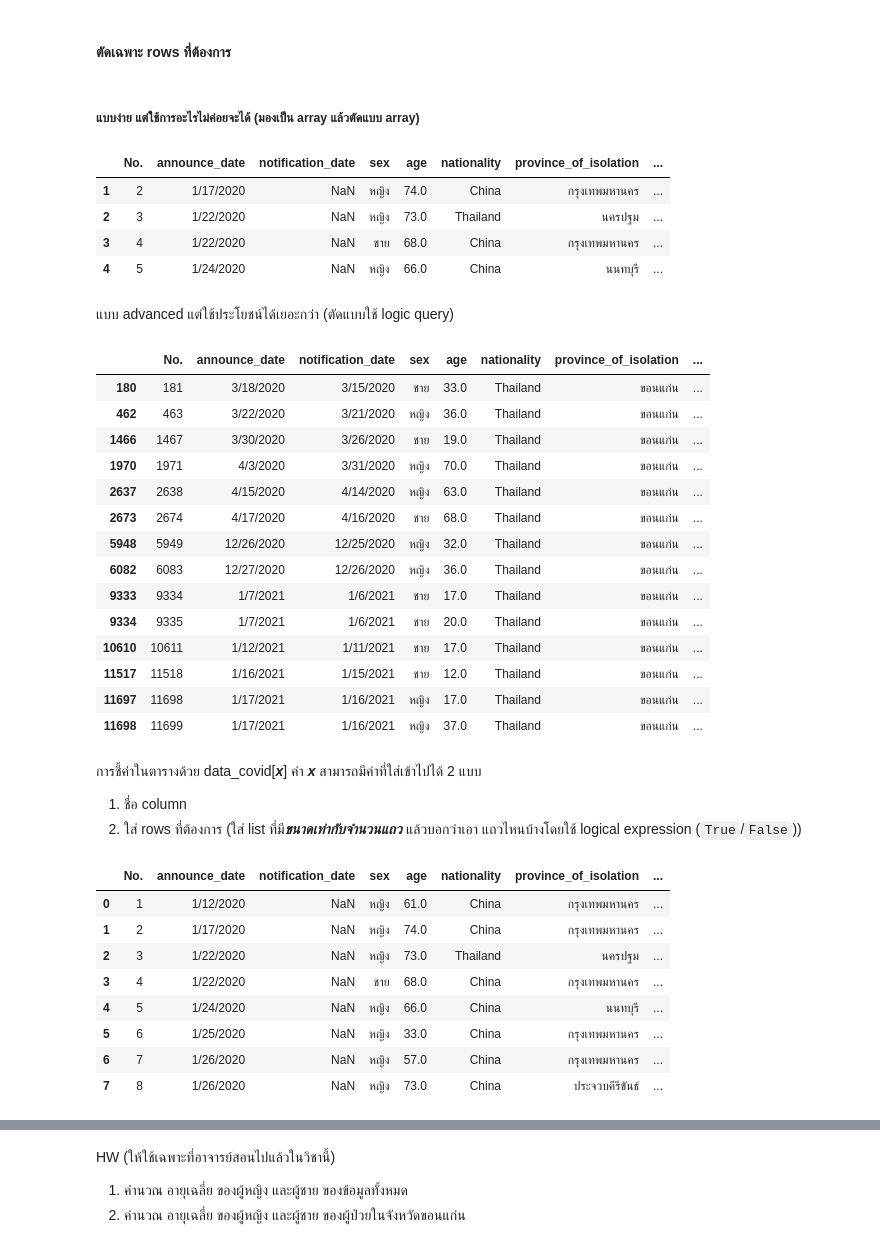
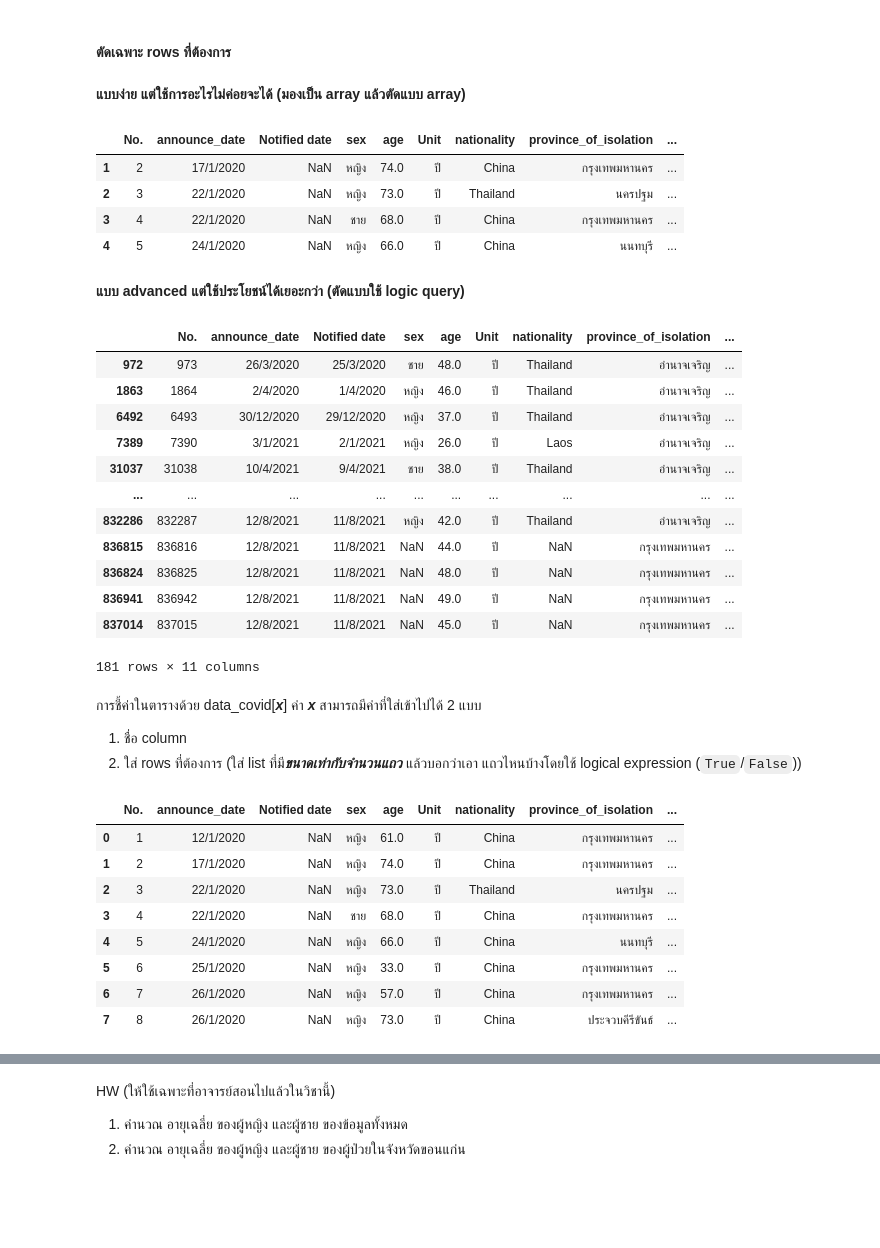
Before and after one commit to Papawadee-Mohdee/PythonDataViz2026, a Jupyter notebook: Pandas_101.ipynb, the cells around one changed output, grey strips where cells are left out. Saved outputs shown, nothing was run; the diff lists cells and outputs as text; code cells hidden in the pictures; blank space fills up the shorter version.

```diff
--- a/Pandas_101.ipynb
+++ b/Pandas_101.ipynb
@@ -18,4 +14,8 @@ path = '/content/drive/My Drive/dataviz_2021_data'
+# %%
+import os # os ทำการจัดการไฟล์ต่างๆ เฟิดไฟล์ ลบไฟล์ ต่างๆ
+
+path = '/content/drive/MyDrive/Dataviz_2026_data'
 # %%
-covid_file_path = os.path.join(path,'pm-20-jan-2021.csv')
+covid_file_path = os.path.join(path,'confirmed-cases.csv')
 print(covid_file_path)
 # %% [output]
@@ -110,35 +110,33 @@ smaller_table
 # %% [markdown]
 #### ตัดเฉพาะ rows ที่ต้องการ
 # %% [markdown]
-##### แบบง่าย แต่ใช้การอะไรไม่ค่อยจะได้ (มองเป็น array แล้วตัดแบบ array)
+**แบบง่าย แต่ใช้การอะไรไม่ค่อยจะได้ (มองเป็น array แล้วตัดแบบ array)**
 # %%
 data_covid.iloc[1:5,:]
 # %% [output]
-|  | No. | announce_date | notification_date | sex | age | nationality | province_of_isolation | ... |
-| 1 | 2 | 1/17/2020 | NaN | หญิง | 74.0 | China | กรุงเทพมหานคร | ... |
-| 2 | 3 | 1/22/2020 | NaN | หญิง | 73.0 | Thailand | นครปฐม | ... |
-| 3 | 4 | 1/22/2020 | NaN | ชาย | 68.0 | China | กรุงเทพมหานคร | ... |
-| 4 | 5 | 1/24/2020 | NaN | หญิง | 66.0 | China | นนทบุรี | ... |
+|  | No. | announce_date | Notified date | sex | age | Unit | nationality | province_of_isolation | ... |
+| 1 | 2 | 17/1/2020 | NaN | หญิง | 74.0 | ปี | China | กรุงเทพมหานคร | ... |
+| 2 | 3 | 22/1/2020 | NaN | หญิง | 73.0 | ปี | Thailand | นครปฐม | ... |
+| 3 | 4 | 22/1/2020 | NaN | ชาย | 68.0 | ปี | China | กรุงเทพมหานคร | ... |
+| 4 | 5 | 24/1/2020 | NaN | หญิง | 66.0 | ปี | China | นนทบุรี | ... |
 # %% [markdown]
-แบบ advanced แต่ใช้ประโยชน์ได้เยอะกว่า (ตัดแบบใช้ logic query)
+**แบบ advanced แต่ใช้ประโยชน์ได้เยอะกว่า (ตัดแบบใช้ logic query)**
 # %%
-data_covid[data_covid['province_of_onset']=='ขอนแก่น']
+data_covid[data_covid['province_of_onset']=='อำนาจเจริญ']
 # %% [output]
-|  | No. | announce_date | notification_date | sex | age | nationality | province_of_isolation | ... |
-| 180 | 181 | 3/18/2020 | 3/15/2020 | ชาย | 33.0 | Thailand | ขอนแก่น | ... |
-| 462 | 463 | 3/22/2020 | 3/21/2020 | หญิง | 36.0 | Thailand | ขอนแก่น | ... |
-| 1466 | 1467 | 3/30/2020 | 3/26/2020 | ชาย | 19.0 | Thailand | ขอนแก่น | ... |
-| 1970 | 1971 | 4/3/2020 | 3/31/2020 | หญิง | 70.0 | Thailand | ขอนแก่น | ... |
-| 2637 | 2638 | 4/15/2020 | 4/14/2020 | หญิง | 63.0 | Thailand | ขอนแก่น | ... |
-| 2673 | 2674 | 4/17/2020 | 4/16/2020 | ชาย | 68.0 | Thailand | ขอนแก่น | ... |
-| 5948 | 5949 | 12/26/2020 | 12/25/2020 | หญิง | 32.0 | Thailand | ขอนแก่น | ... |
-| 6082 | 6083 | 12/27/2020 | 12/26/2020 | หญิง | 36.0 | Thailand | ขอนแก่น | ... |
-| 9333 | 9334 | 1/7/2021 | 1/6/2021 | ชาย | 17.0 | Thailand | ขอนแก่น | ... |
-| 9334 | 9335 | 1/7/2021 | 1/6/2021 | ชาย | 20.0 | Thailand | ขอนแก่น | ... |
-| 10610 | 10611 | 1/12/2021 | 1/11/2021 | ชาย | 17.0 | Thailand | ขอนแก่น | ... |
-| 11517 | 11518 | 1/16/2021 | 1/15/2021 | ชาย | 12.0 | Thailand | ขอนแก่น | ... |
-| 11697 | 11698 | 1/17/2021 | 1/16/2021 | หญิง | 17.0 | Thailand | ขอนแก่น | ... |
-| 11698 | 11699 | 1/17/2021 | 1/16/2021 | หญิง | 37.0 | Thailand | ขอนแก่น | ... |
+|  | No. | announce_date | Notified date | sex | age | Unit | nationality | province_of_isolation | ... |
+| 972 | 973 | 26/3/2020 | 25/3/2020 | ชาย | 48.0 | ปี | Thailand | อำนาจเจริญ | ... |
+| 1863 | 1864 | 2/4/2020 | 1/4/2020 | หญิง | 46.0 | ปี | Thailand | อำนาจเจริญ | ... |
+| 6492 | 6493 | 30/12/2020 | 29/12/2020 | หญิง | 37.0 | ปี | Thailand | อำนาจเจริญ | ... |
+| 7389 | 7390 | 3/1/2021 | 2/1/2021 | หญิง | 26.0 | ปี | Laos | อำนาจเจริญ | ... |
+| 31037 | 31038 | 10/4/2021 | 9/4/2021 | ชาย | 38.0 | ปี | Thailand | อำนาจเจริญ | ... |
+| ... | ... | ... | ... | ... | ... | ... | ... | ... | ... |
+| 832286 | 832287 | 12/8/2021 | 11/8/2021 | หญิง | 42.0 | ปี | Thailand | อำนาจเจริญ | ... |
+| 836815 | 836816 | 12/8/2021 | 11/8/2021 | NaN | 44.0 | ปี | NaN | กรุงเทพมหานคร | ... |
+| 836824 | 836825 | 12/8/2021 | 11/8/2021 | NaN | 48.0 | ปี | NaN | กรุงเทพมหานคร | ... |
+| 836941 | 836942 | 12/8/2021 | 11/8/2021 | NaN | 49.0 | ปี | NaN | กรุงเทพมหานคร | ... |
+| 837014 | 837015 | 12/8/2021 | 11/8/2021 | NaN | 45.0 | ปี | NaN | กรุงเทพมหานคร | ... |
+181 rows × 11 columns
 # %% [markdown]
 การชี้ค่าในตารางด้วย data_covid[***x***] ค่า ***x*** สามารถมีค่าที่ใส่เข้าไปได้ 2 แบบ
 
@@ -149,15 +147,15 @@ data_covid[data_covid['province_of_onset']=='ขอนแก่น']
 eight_rows_covid = data_covid.iloc[:8,:] # ตารางตัวอย่าง
 eight_rows_covid
 # %% [output]
-|  | No. | announce_date | notification_date | sex | age | nationality | province_of_isolation | ... |
-| 0 | 1 | 1/12/2020 | NaN | หญิง | 61.0 | China | กรุงเทพมหานคร | ... |
-| 1 | 2 | 1/17/2020 | NaN | หญิง | 74.0 | China | กรุงเทพมหานคร | ... |
-| 2 | 3 | 1/22/2020 | NaN | หญิง | 73.0 | Thailand | นครปฐม | ... |
-| 3 | 4 | 1/22/2020 | NaN | ชาย | 68.0 | China | กรุงเทพมหานคร | ... |
-| 4 | 5 | 1/24/2020 | NaN | หญิง | 66.0 | China | นนทบุรี | ... |
-| 5 | 6 | 1/25/2020 | NaN | หญิง | 33.0 | China | กรุงเทพมหานคร | ... |
-| 6 | 7 | 1/26/2020 | NaN | หญิง | 57.0 | China | กรุงเทพมหานคร | ... |
-| 7 | 8 | 1/26/2020 | NaN | หญิง | 73.0 | China | ประจวบคีรีขันธ์ | ... |
+|  | No. | announce_date | Notified date | sex | age | Unit | nationality | province_of_isolation | ... |
+| 0 | 1 | 12/1/2020 | NaN | หญิง | 61.0 | ปี | China | กรุงเทพมหานคร | ... |
+| 1 | 2 | 17/1/2020 | NaN | หญิง | 74.0 | ปี | China | กรุงเทพมหานคร | ... |
+| 2 | 3 | 22/1/2020 | NaN | หญิง | 73.0 | ปี | Thailand | นครปฐม | ... |
+| 3 | 4 | 22/1/2020 | NaN | ชาย | 68.0 | ปี | China | กรุงเทพมหานคร | ... |
+| 4 | 5 | 24/1/2020 | NaN | หญิง | 66.0 | ปี | China | นนทบุรี | ... |
+| 5 | 6 | 25/1/2020 | NaN | หญิง | 33.0 | ปี | China | กรุงเทพมหานคร | ... |
+| 6 | 7 | 26/1/2020 | NaN | หญิง | 57.0 | ปี | China | กรุงเทพมหานคร | ... |
+| 7 | 8 | 26/1/2020 | NaN | หญิง | 73.0 | ปี | China | ประจวบคีรีขันธ์ | ... |
 # %%
 eight_rows_covid[[True,False,True,True,False,True,False,False]]   #2.   ใส่ rows ที่ต้องการ
 # %% [output]
```
Also changed, not shown: parts of 19 cells of this notebook.
